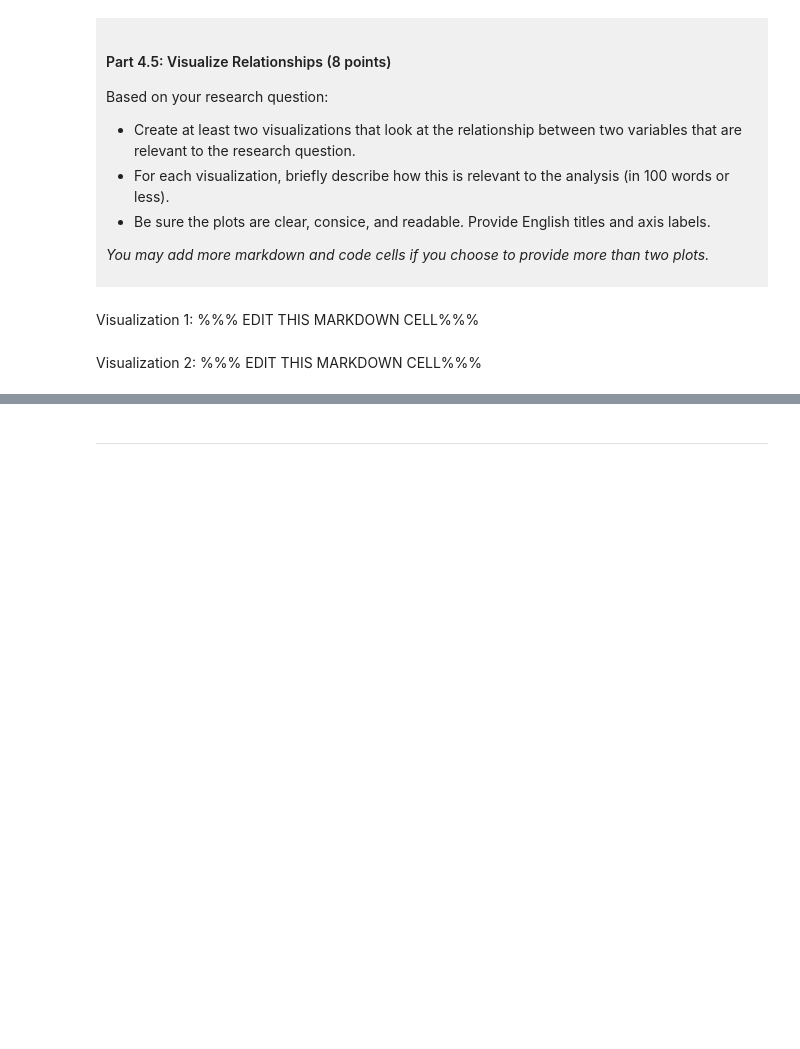
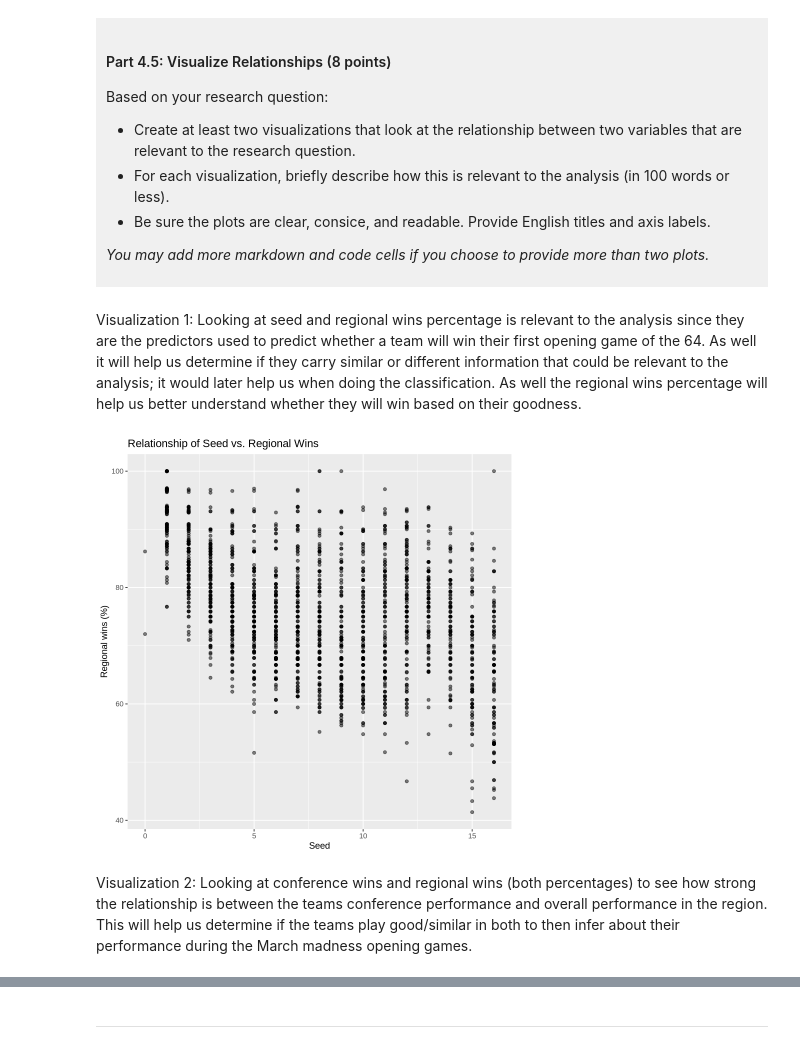
Before and after one commit to ayap07/dsci-100-project-amberyap, a Jupyter notebook: dsci-100-project-notebook.ipynb, the cells around one changed output, grey strips where cells are left out. Cells and saved outputs as stored; diff of their text form; code cells hidden in the pictures; blank space fills up the shorter version.

```diff
--- a/dsci-100-project-notebook.ipynb
+++ b/dsci-100-project-notebook.ipynb
@@ -308,9 +393,17 @@ Based on your research question:
 *You may add more markdown and code cells if you choose to provide more than two plots.*
 </div>
 # %% [markdown]
-Visualization 1: %%% EDIT THIS MARKDOWN CELL%%%
+Visualization 1: Looking at seed and regional wins percentage is relevant to the analysis since they are the predictors used to predict whether a team will win their first opening game of the 64. As well it will help us determine if they carry similar or different information that could be relevant to the analysis; it would later help us when doing the classification. As well the regional wins percentage will help us better understand whether they will win based on their goodness.
 # %%
-### EDIT THIS CODE CELL FOR VISUALIZATION 1###
+seed_vs_reg <- clean_data |> #naming it as such and piping clean data frame in
+    ggplot(aes(x = seed, y = reg_wins_pct)) + #using ggplot function with aesthetic mapping
+    geom_point(alpha = 0.5) + #using points to see relationship and using seed and reg_wins_pct as variables
+    labs(title = "Relationship of Seed vs. Regional Wins",
+         x = "Seed",
+         y = "Regional wins (%)")
+seed_vs_reg
+# %% [output]
+[figure, added]
 # %% [markdown]
-Visualization 2: %%% EDIT THIS MARKDOWN CELL%%%
+Visualization 2: Looking at conference wins and regional wins (both percentages) to see how strong the relationship is between the teams conference performance and overall performance in the region. This will help us determine if the teams play good/similar in both to then infer about their performance during the March madness opening games.
 # %%
```
Also changed, not shown: parts of 8 cells of this notebook.
